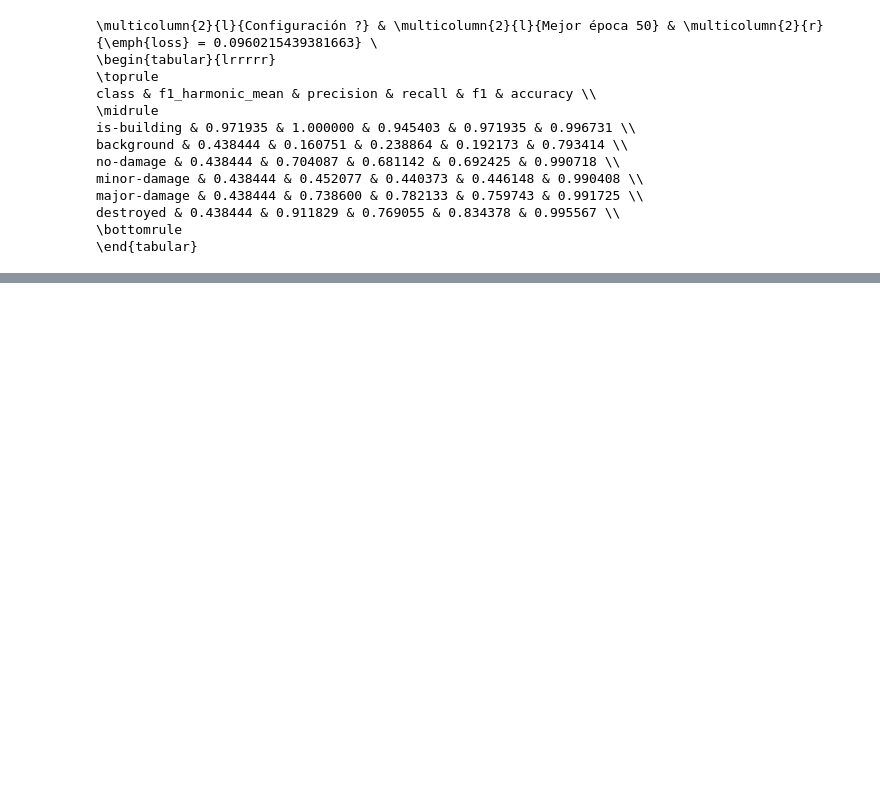
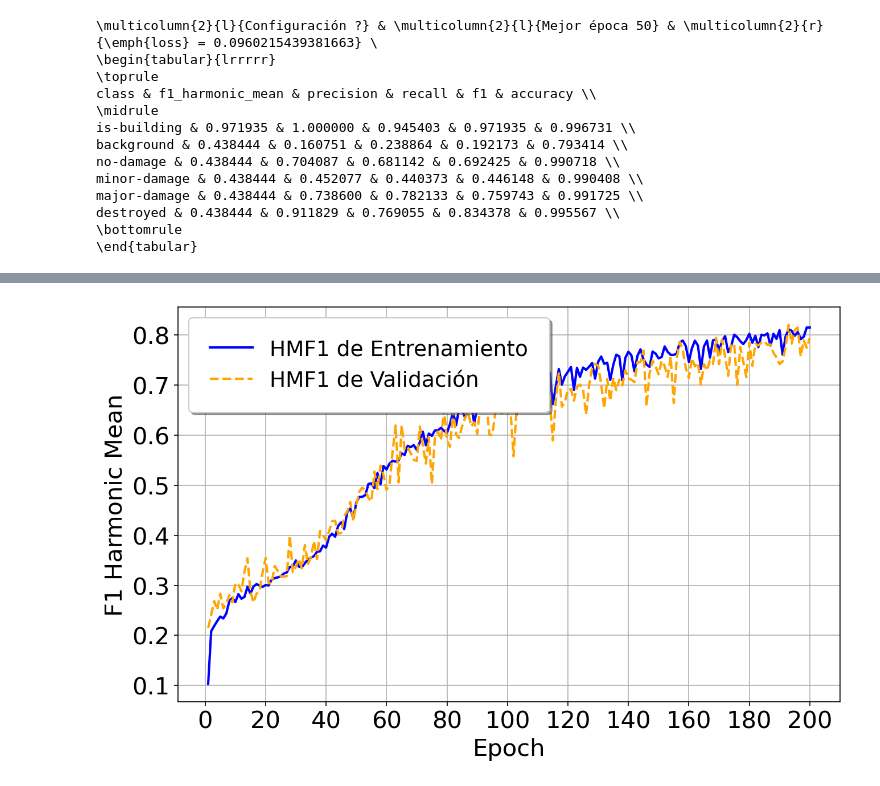
Before and after one commit to MrtC101/Thesis_DL_for_BDA, a Jupyter notebook: notebooks/2-experiment_results.ipynb, the cells around one changed output, grey strips where cells are left out. Drawn from its saved outputs; the diff is of its cells as text; code cells hidden in the pictures; blank space fills up the shorter version.

```diff
--- a/notebooks/2-experiment_results.ipynb
+++ b/notebooks/2-experiment_results.ipynb
@@ -1292,0 +1470,7 @@ destroyed & 0.438444 & 0.911829 & 0.769055 & 0.834378 & 0.995567 \\
+# %%
+dmg_train_df = pd.read_csv(def_metric_dir.join("train_dmg_pixel_level.csv"))
+dmg_val_df = pd.read_csv(def_metric_dir.join("val_dmg_pixel_level.csv"))
+
+plot_harmonic_mean(dmg_train_df, dmg_val_df,20)
+# %% [output]
+[figure, added]
```
Also changed, not shown: parts of 28 cells of this notebook, 3 other files.
